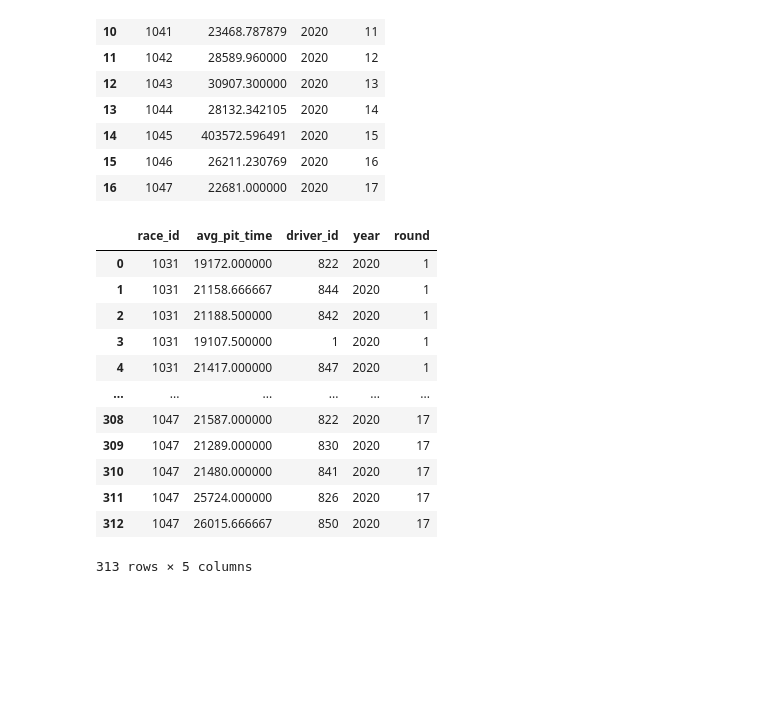
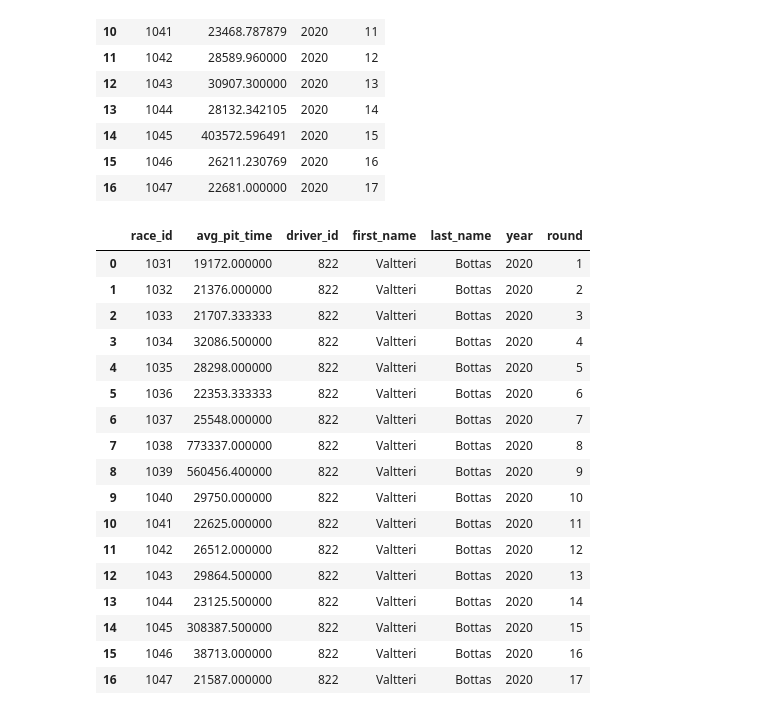
Before and after one commit to halabi93/Formula1-Dashboard, a Jupyter notebook: dftransform.ipynb, the cells around one changed output. Drawn from its saved outputs; the diff is of its cells as text; code cells hidden in the pictures; blank space fills up the shorter version.

```diff
--- a/dftransform.ipynb
+++ b/dftransform.ipynb
@@ -447,26 +447,31 @@ avg_fastest_lap_df
 # %%
 #Run SQL query to find the average fastest lap speed
 avg_fastest_lap_df = pd.read_sql(
     "SELECT p.race_id, p.avg_pit_time, p.driver_id, d.first_name, d.last_name, r.year, r.round \
         FROM pit_stop_avg_per_driver AS p \
             JOIN races AS r ON r.race_id=p.race_id \
                 JOIN drivers AS d ON p.driver_id=d.driver_id \
-                    WHERE year=2020\
+                    WHERE (year=2020 AND last_name='Bottas' AND first_name='Valtteri') \
                         ORDER BY (r.year,r.round)",
     engine
 )
 avg_fastest_lap_df
 # %% [output]
-|  | race_id | avg_pit_time | driver_id | year | round |
-| 0 | 1031 | 19172.000000 | 822 | 2020 | 1 |
-| 1 | 1031 | 21158.666667 | 844 | 2020 | 1 |
-| 2 | 1031 | 21188.500000 | 842 | 2020 | 1 |
-| 3 | 1031 | 19107.500000 | 1 | 2020 | 1 |
-| 4 | 1031 | 21417.000000 | 847 | 2020 | 1 |
-| ... | ... | ... | ... | ... | ... |
-| 308 | 1047 | 21587.000000 | 822 | 2020 | 17 |
-| 309 | 1047 | 21289.000000 | 830 | 2020 | 17 |
-| 310 | 1047 | 21480.000000 | 841 | 2020 | 17 |
-| 311 | 1047 | 25724.000000 | 826 | 2020 | 17 |
-| 312 | 1047 | 26015.666667 | 850 | 2020 | 17 |
+|  | race_id | avg_pit_time | driver_id | first_name | last_name | year | round |
+| 0 | 1031 | 19172.000000 | 822 | Valtteri | Bottas | 2020 | 1 |
+| 1 | 1032 | 21376.000000 | 822 | Valtteri | Bottas | 2020 | 2 |
+| 2 | 1033 | 21707.333333 | 822 | Valtteri | Bottas | 2020 | 3 |
+| 3 | 1034 | 32086.500000 | 822 | Valtteri | Bottas | 2020 | 4 |
+| 4 | 1035 | 28298.000000 | 822 | Valtteri | Bottas | 2020 | 5 |
+| 5 | 1036 | 22353.333333 | 822 | Valtteri | Bottas | 2020 | 6 |
+| 6 | 1037 | 25548.000000 | 822 | Valtteri | Bottas | 2020 | 7 |
+| 7 | 1038 | 773337.000000 | 822 | Valtteri | Bottas | 2020 | 8 |
+| 8 | 1039 | 560456.400000 | 822 | Valtteri | Bottas | 2020 | 9 |
+| 9 | 1040 | 29750.000000 | 822 | Valtteri | Bottas | 2020 | 10 |
+| 10 | 1041 | 22625.000000 | 822 | Valtteri | Bottas | 2020 | 11 |
+| 11 | 1042 | 26512.000000 | 822 | Valtteri | Bottas | 2020 | 12 |
+| 12 | 1043 | 29864.500000 | 822 | Valtteri | Bottas | 2020 | 13 |
+| 13 | 1044 | 23125.500000 | 822 | Valtteri | Bottas | 2020 | 14 |
+| 14 | 1045 | 308387.500000 | 822 | Valtteri | Bottas | 2020 | 15 |
+| 15 | 1046 | 38713.000000 | 822 | Valtteri | Bottas | 2020 | 16 |
+| 16 | 1047 | 21587.000000 | 822 | Valtteri | Bottas | 2020 | 17 |
-313 rows × 5 columns
```
Also changed, not shown: 2 other files.
